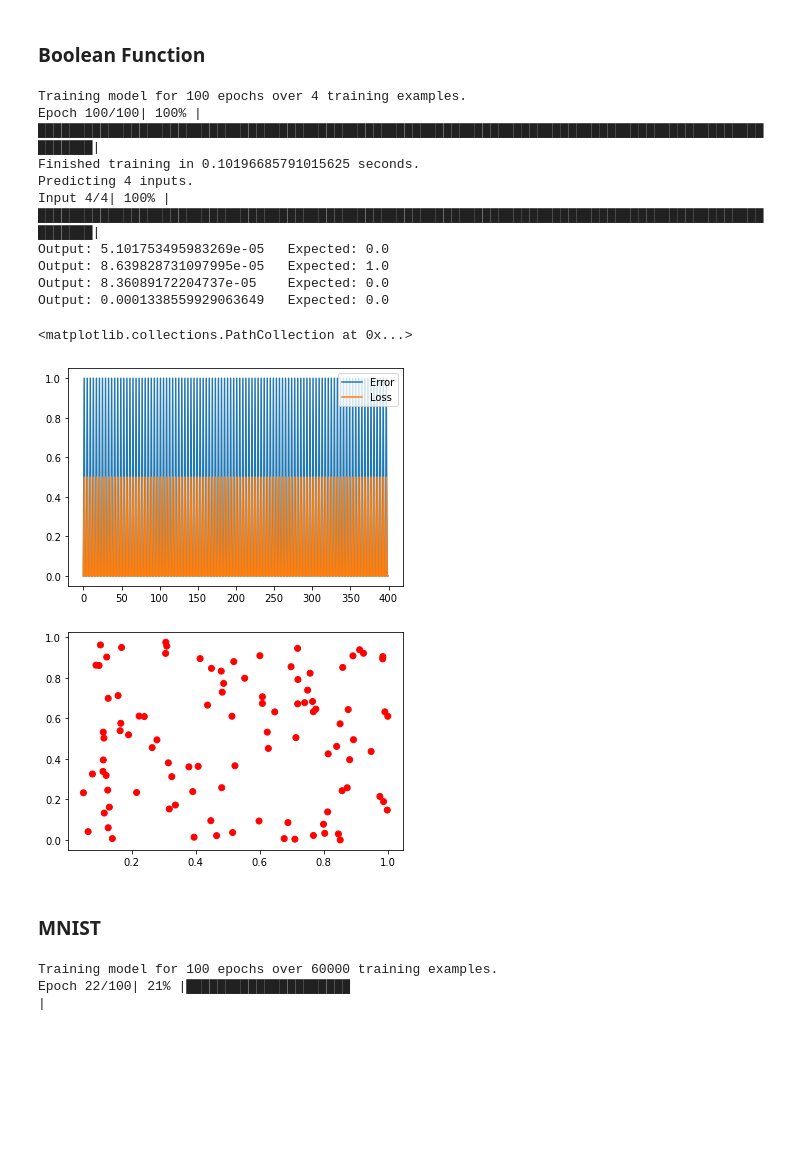
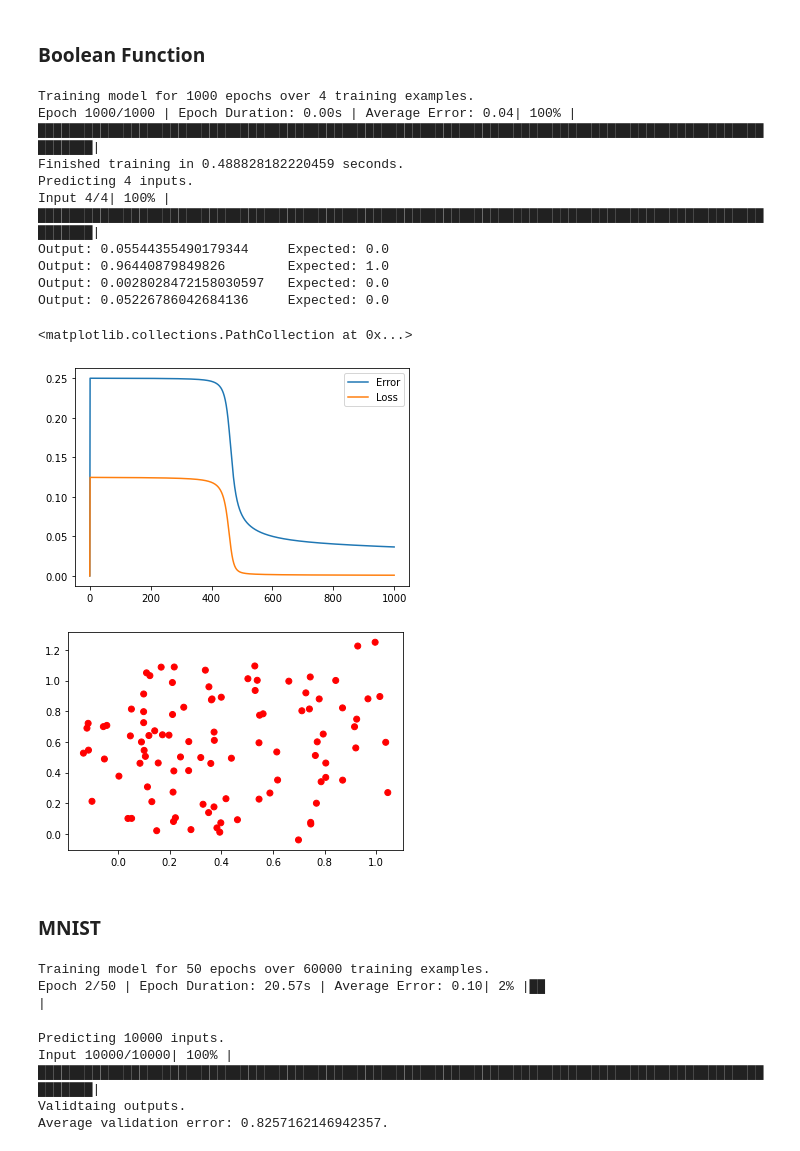
Before and after one commit to DeJuRapp/Neuroprojekt, a Jupyter notebook: NeuroProjekt.ipynb, the cells around one changed output. Drawn from its saved outputs; the diff is of its cells as text; code cells hidden in the pictures; blank space fills up the shorter version.

```diff
--- a/NeuroProjekt.ipynb
+++ b/NeuroProjekt.ipynb
@@ -23,46 +23,46 @@ import model
 TRAIN_RATE:float = 0.01
 TRAIN:bool = True
 FIRST_LAYER_NEURONS:int = 100
-TRAINING_REPITIONS:int = 100
+TRAINING_REPITIONS:int = 1000
 
 layers:List[layer.DenseLayer] = []
 layers.append(layer.DenseLayer(2, FIRST_LAYER_NEURONS, RBF))
 layers.append(layer.DenseLayer(FIRST_LAYER_NEURONS, 1, RBF))
 
 m = model.Model(layers)
 
 inputs = np.array([[0.0,0.0],[1.0,0.0],[0.0,1.0],[1.0,1.0]])
 expected = np.array([0.0, 1.0, 0.0, 0.0])
 
 if TRAIN:
     m.train(inputs, expected, TRAINING_REPITIONS)
 
     plt.plot(m.errors, label='Error')
     plt.plot(m.losses, label='Loss')
     plt.legend()
 
 for i, output in enumerate(m.predict(inputs)):
     print(f"Output: {output[0]}\tExpected: {expected[i]}")
 
 pts = np.empty((FIRST_LAYER_NEURONS, 2))
 colours = np.empty((FIRST_LAYER_NEURONS,3))
 pts = layers[0].neuron_data
 colours[:] = np.array([1.0,0.0,0.0])
 plt.figure()
 plt.scatter(pts[:,0], pts[:,1],c=colours)
 # %% [output]
-Training model for 100 epochs over 4 training examples.
-Epoch 100/100| 100% |████████████████████████████████████████████████████████████████████████████████████████████████████|
-Finished training in 0.10196685791015625 seconds.
+Training model for 1000 epochs over 4 training examples.
+Epoch 1000/1000 | Epoch Duration: 0.00s | Average Error: 0.04| 100% |████████████████████████████████████████████████████████████████████████████████████████████████████|
+Finished training in 0.488828182220459 seconds.
 Predicting 4 inputs.
 Input 4/4| 100% |████████████████████████████████████████████████████████████████████████████████████████████████████|
-Output: 5.101753495983269e-05   Expected: 0.0
-Output: 8.639828731097995e-05   Expected: 1.0
-Output: 8.36089172204737e-05    Expected: 0.0
-Output: 0.0001338559929063649   Expected: 0.0
+Output: 0.05544355490179344     Expected: 0.0
+Output: 0.96440879849826        Expected: 1.0
+Output: 0.0028028472158030597   Expected: 0.0
+Output: 0.05226786042684136     Expected: 0.0
 <matplotlib.collections.PathCollection at 0x...>
-[figure, old version]
+[figure, new version]
-[figure, old version]
+[figure, new version]
 # %% [markdown]
 ### MNIST
 # %%
@@ -114,11 +122,18 @@ m = model.Model(layers)
 '''Train the model.'''
 from matplotlib import pyplot as plt
 
-TRAINING_REPITIONS:int = 100
-TRAIN_RATE:float = 0.01
+TRAINING_REPITIONS:int = 50
+TRAIN_RATE:float = 0.1
 
 m.train(train_input=train_data, train_output=train_labels, epochs=TRAINING_REPITIONS, train_rate=TRAIN_RATE, loss_function=loss.quadratic_error)
 print(f"Last error {m.errors[-1]}")
 # %% [output]
-Training model for 100 epochs over 60000 training examples.
-Epoch 22/100| 21% |█████████████████████                                                                               |
+Training model for 50 epochs over 60000 training examples.
+Epoch 2/50 | Epoch Duration: 20.57s | Average Error: 0.10| 2% |██                                                                                                  |
+# %%
+print(f"Average validation error: {m.validate(validation_data, validation_labels)}.")
+# %% [output]
+Predicting 10000 inputs.
+Input 10000/10000| 100% |████████████████████████████████████████████████████████████████████████████████████████████████████|
+Validtaing outputs.
+Average validation error: 0.8257162146942357.
```
Also changed, not shown: parts of 2 cells of this notebook, 2 other files.
